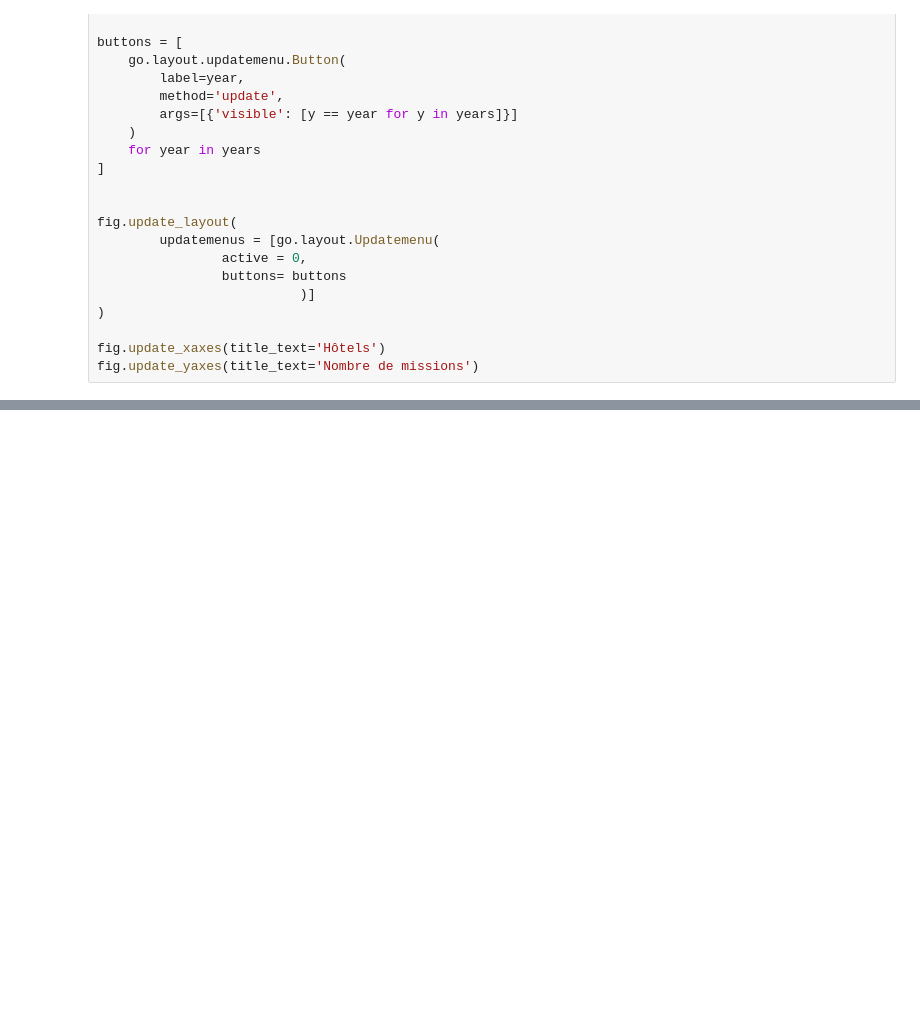
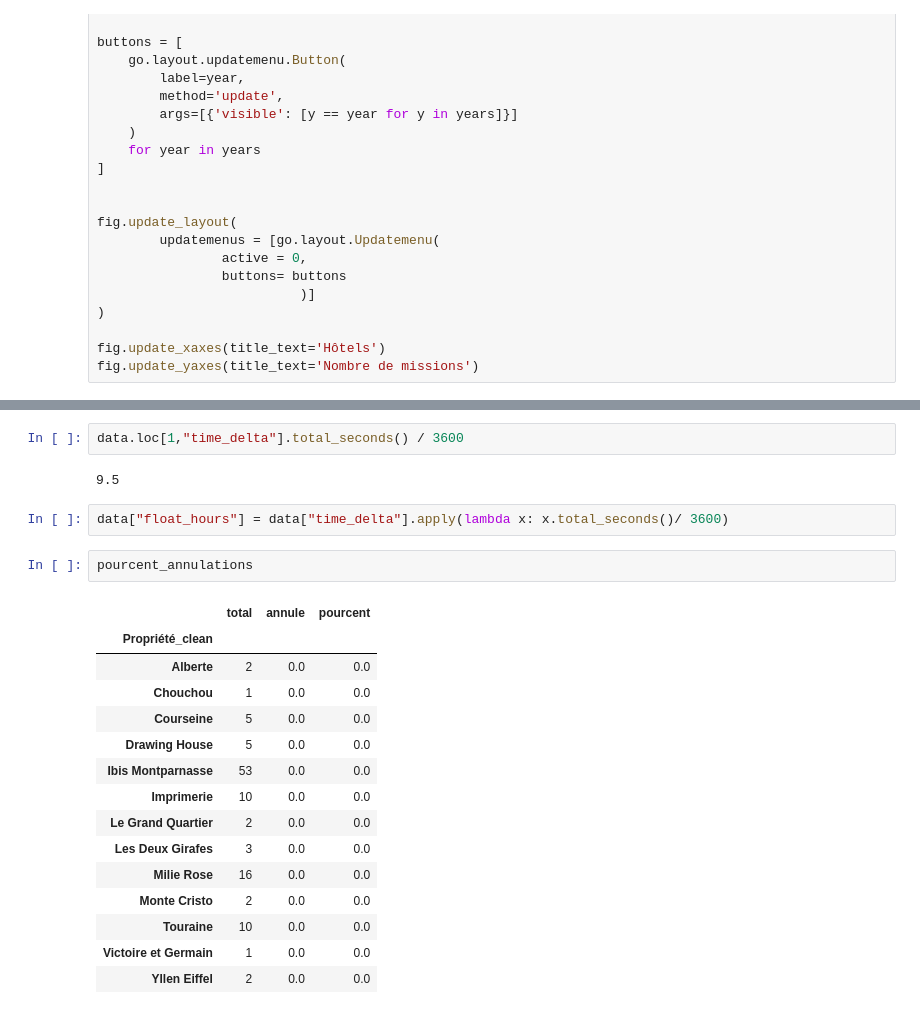
Before and after one commit to adrienB134/Qualiextra, a Jupyter notebook: support_nico.ipynb, the cells around one changed output, grey strips where cells are left out. Saved outputs shown, nothing was run; the diff lists cells and outputs as text; blank space fills up the shorter version.

```diff
--- a/support_nico.ipynb
+++ b/support_nico.ipynb
@@ -294,0 +431,24 @@ fig.update_yaxes(title_text='Nombre de missions')
+# %%
+data.loc[1,"time_delta"].total_seconds() / 3600
+# %% [output]
+9.5
+# %%
+data["float_hours"] = data["time_delta"].apply(lambda x: x.total_seconds()/ 3600)
+# %%
+pourcent_annulations
+# %% [output]
+|  | total | annule | pourcent |
+| Propriété_clean |  |  |  |
+| Alberte | 2 | 0.0 | 0.0 |
+| Chouchou | 1 | 0.0 | 0.0 |
+| Courseine | 5 | 0.0 | 0.0 |
+| Drawing House | 5 | 0.0 | 0.0 |
+| Ibis Montparnasse | 53 | 0.0 | 0.0 |
+| Imprimerie | 10 | 0.0 | 0.0 |
+| Le Grand Quartier | 2 | 0.0 | 0.0 |
+| Les Deux Girafes | 3 | 0.0 | 0.0 |
+| Milie Rose | 16 | 0.0 | 0.0 |
+| Monte Cristo | 2 | 0.0 | 0.0 |
+| Touraine | 10 | 0.0 | 0.0 |
+| Victoire et Germain | 1 | 0.0 | 0.0 |
+| Yllen Eiffel | 2 | 0.0 | 0.0 |
```
Also changed, not shown: parts of 15 cells of this notebook, 1 other file.
